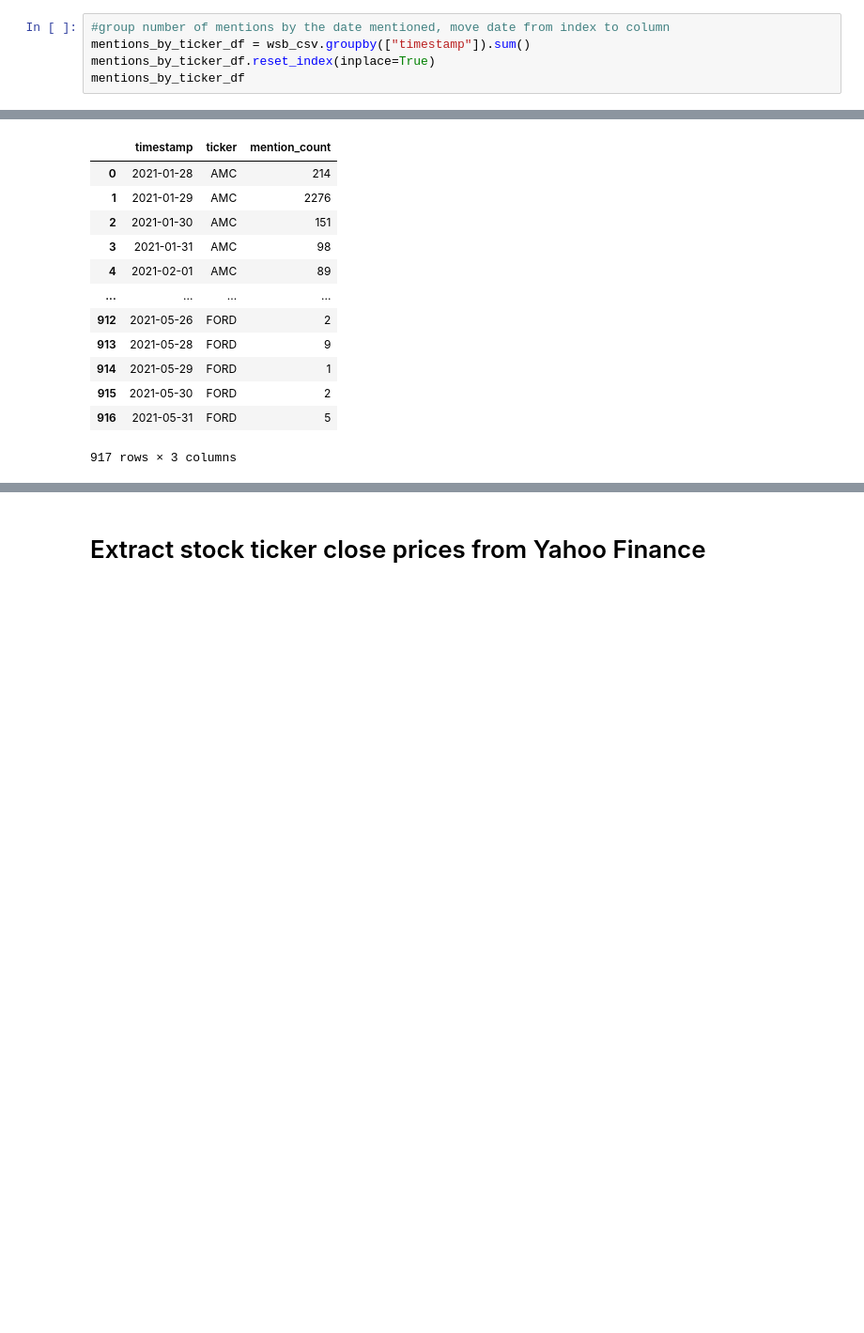
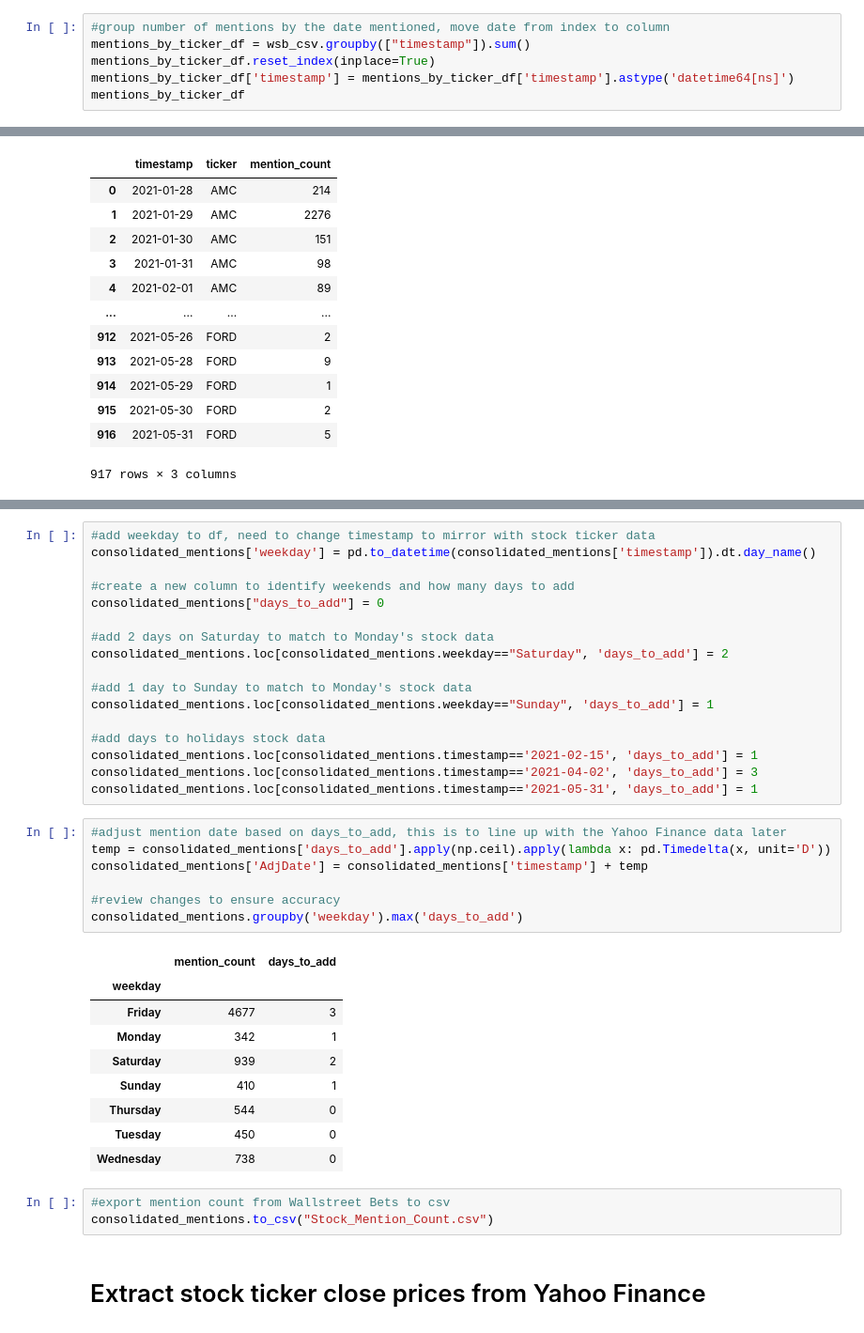
Before and after one commit to tiffanyharris711/callstreet-bets, a Jupyter notebook: CryptoETL.ipynb, the cells around one changed output, grey strips where cells are left out. Shown: that part at 94% size. Cells and saved outputs as stored; diff of their text form; blank space fills up the shorter version.

```diff
--- a/CryptoETL.ipynb
+++ b/CryptoETL.ipynb
@@ -56,6 +82,7 @@ wsb_csv.head()
 #group number of mentions by the date mentioned, move date from index to column
 mentions_by_ticker_df = wsb_csv.groupby(["timestamp"]).sum()
 mentions_by_ticker_df.reset_index(inplace=True)
+mentions_by_ticker_df['timestamp'] = mentions_by_ticker_df['timestamp'].astype('datetime64[ns]')
 mentions_by_ticker_df
 # %% [output]
 |  | timestamp | AMC | GME | CLOV | BB | CLF | CLNE | WKHS | SENS | PLTR | RKT | ... |
@@ -115,3 +153,40 @@ consolidated_mentions.reset_index(drop=True)
+# %%
+#add weekday to df, need to change timestamp to mirror with stock ticker data
+consolidated_mentions['weekday'] = pd.to_datetime(consolidated_mentions['timestamp']).dt.day_name()
+
+#create a new column to identify weekends and how many days to add
+consolidated_mentions["days_to_add"] = 0
+
+#add 2 days on Saturday to match to Monday's stock data
+consolidated_mentions.loc[consolidated_mentions.weekday=="Saturday", 'days_to_add'] = 2
+
+#add 1 day to Sunday to match to Monday's stock data
+consolidated_mentions.loc[consolidated_mentions.weekday=="Sunday", 'days_to_add'] = 1
+
+#add days to holidays stock data
+consolidated_mentions.loc[consolidated_mentions.timestamp=='2021-02-15', 'days_to_add'] = 1
+consolidated_mentions.loc[consolidated_mentions.timestamp=='2021-04-02', 'days_to_add'] = 3
+consolidated_mentions.loc[consolidated_mentions.timestamp=='2021-05-31', 'days_to_add'] = 1
+# %%
+#adjust mention date based on days_to_add, this is to line up with the Yahoo Finance data later
+temp = consolidated_mentions['days_to_add'].apply(np.ceil).apply(lambda x: pd.Timedelta(x, unit='D'))
+consolidated_mentions['AdjDate'] = consolidated_mentions['timestamp'] + temp
+
+#review changes to ensure accuracy
+consolidated_mentions.groupby('weekday').max('days_to_add')
+# %% [output]
+|  | mention_count | days_to_add |
+| weekday |  |  |
+| Friday | 4677 | 3 |
+| Monday | 342 | 1 |
+| Saturday | 939 | 2 |
+| Sunday | 410 | 1 |
+| Thursday | 544 | 0 |
+| Tuesday | 450 | 0 |
+| Wednesday | 738 | 0 |
+# %%
+#export mention count from Wallstreet Bets to csv
+consolidated_mentions.to_csv("Stock_Mention_Count.csv")
 # %% [markdown]
 # Extract stock ticker close prices from Yahoo Finance
 # %%
```
Also changed, not shown: parts of 22 cells of this notebook, 2 other files.
